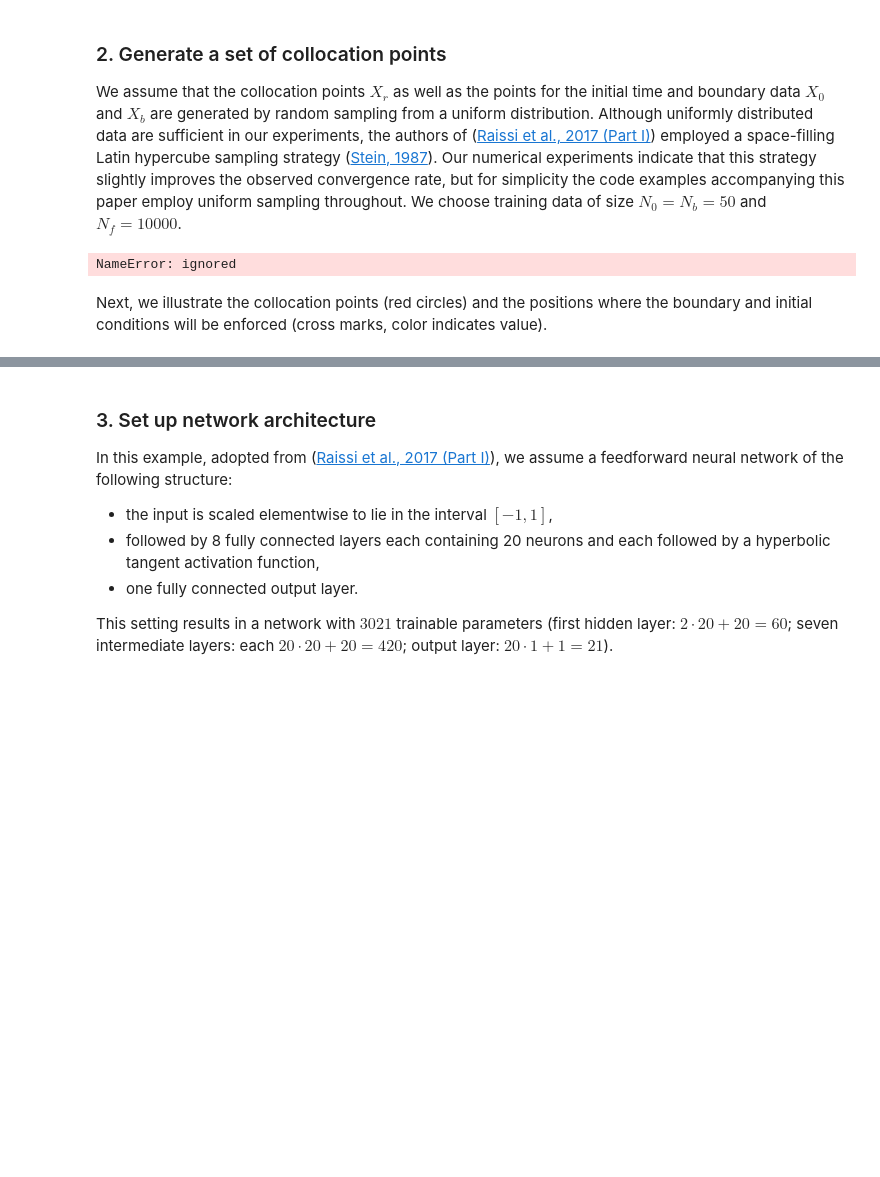
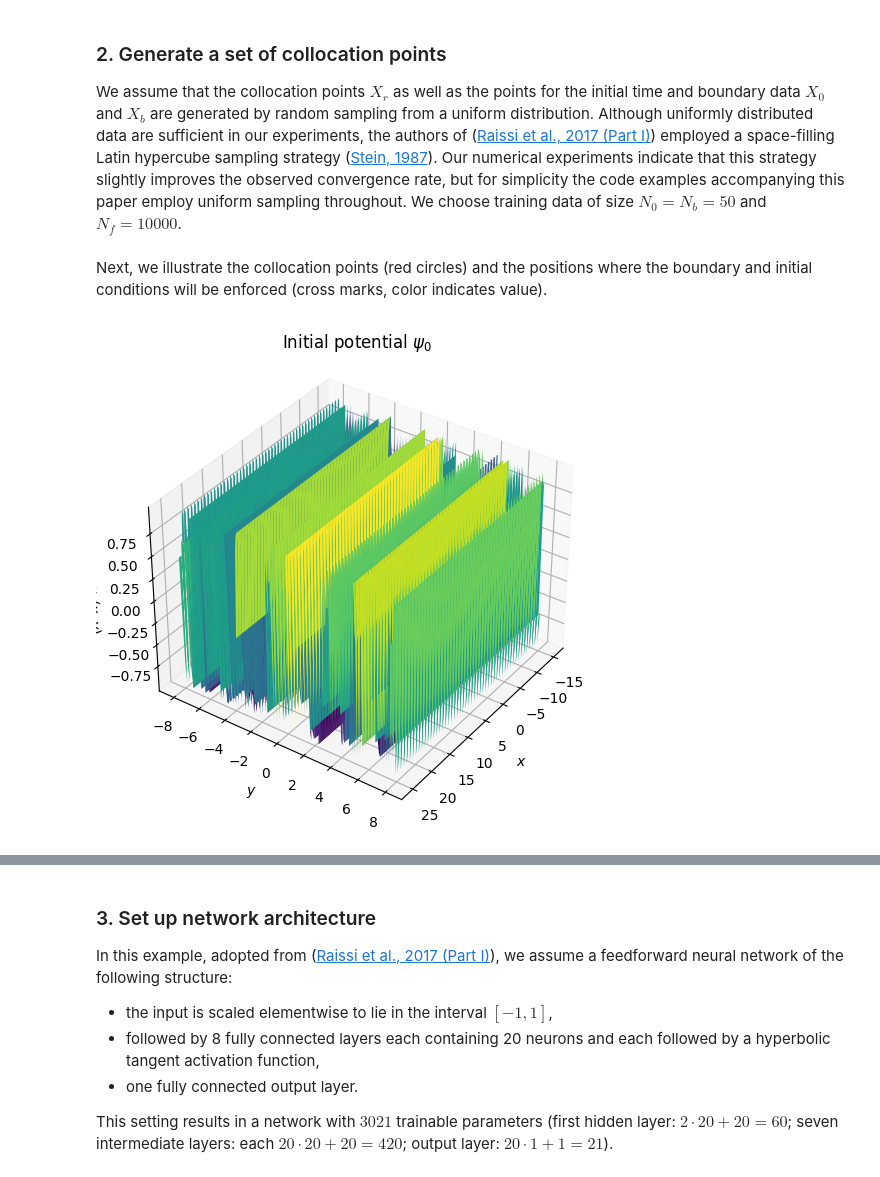
Before and after one commit to yajuna/tensorflow_pde, a Jupyter notebook: navier_stokes_PINN_Solver.ipynb, the cells around one changed output, grey strips where cells are left out. Saved outputs shown, nothing was run; the diff lists cells and outputs as text; code cells hidden in the pictures; blank space fills up the shorter version.

Commit message:
Modified initial and boundary conditions; need to fix training

```diff
--- a/navier_stokes_PINN_Solver.ipynb
+++ b/navier_stokes_PINN_Solver.ipynb
@@ -191,8 +123,8 @@ Our numerical experiments indicate that this strategy slightly improves the obse
 We choose training data of size $N_0 = N_b =50$ and $N_f=10000$.
 # %%
 # Set number of data points
-N_0 = 50
-N_b = 50
+N_0 = 200
+N_b = 200
 N_r = 10000
 
 # Set boundary
@@ -213,21 +145,30 @@ tf.random.set_seed(0)
 
 # Draw uniform sample points for initial boundary data
 t_0 = tf.ones((N_0,1), dtype=DTYPE)*lb[0]
-x_0 = tf.random.uniform((N_b,1), lb[1], ub[1], dtype=DTYPE)
-y_0 = tf.random.uniform((N_b,1), lb[2], ub[2], dtype=DTYPE)
+x_0 = tf.random.uniform((N_0,1), lb[1], ub[1], dtype=DTYPE)
+y_0 = tf.random.uniform((N_0,1), lb[2], ub[2], dtype=DTYPE)
 X_0 = tf.concat([t_0, x_0, y_0], axis=1)
-
-# Evaluate initial condition at x_0
-u_0 = fun_u_0(x_0, y_0)
 
 # Boundary data points
 t_b = tf.random.uniform((N_b,1), lb[0], ub[0], dtype=DTYPE)
-x_b = lb[1] + (ub[1] - lb[1]) * tf.keras.backend.random_bernoulli((N_b,1), 0.5, dtype=DTYPE)
-y_b = lb[2] + (ub[2] - lb[2]) * tf.keras.backend.random_bernoulli((N_b,1), 0.5, dtype=DTYPE)
-X_b = tf.concat([t_b, x_b, y_b], axis=1)
+x_lb = tf.ones((N_b,1), dtype=DTYPE)*lb[1]
+x_ub = tf.ones((N_b,1), dtype=DTYPE)*ub[1]
+y_lb = tf.ones((N_b,1), dtype=DTYPE)*lb[2]
+y_ub = tf.ones((N_b,1), dtype=DTYPE)*ub[2]
 
-# Evaluate boundary condition at (t_b,x_b, y_b)
-u_b = fun_u_b(t_b, x_b, y_b)
+X_lb = tf.concat([t_b, x_lb, y_0], axis=1)
+X_ub = tf.concat([t_b, x_ub, y_0], axis=1)
+Y_lb = tf.concat([t_b, x_0, y_lb], axis=1)
+Y_ub = tf.concat([t_b, x_0, y_ub], axis=1)
+
+# Evaluate initial condition at x_0
+pp_0 = fun_0(x_0, y_0)
+
+# Evaluate boundary condition at (t_b, x_b, y_b) <---------- to fix
+pp_lx = fun_lx(t_b, x_lb)
+pp_ly = fun_ly(t_b, y_lb)
+pp_ux = fun_lx(t_b, x_ub)
+pp_uy = fun_ly(t_b, y_ub)
 
 # Draw uniformly sampled collocation points
 t_r = tf.random.uniform((N_r,1), lb[0], ub[0], dtype=DTYPE)
@@ -236,30 +177,33 @@ y_r = tf.random.uniform((N_r,1), lb[2], ub[2], dtype=DTYPE)
 X_r = tf.concat([t_r, x_r, y_r], axis=1)
 
 # Collect boundary and inital data in lists
-X_data = [X_0, X_b]
-u_data = [u_0, u_b]
+X_data = [X_0, X_lb, X_ub, Y_lb, Y_ub]
+pp_data = [pp_0, pp_lx, pp_ux, pp_ly, pp_uy]
-# %% [output]
-NameError: ignored
 # %% [markdown]
 Next, we illustrate the collocation points (red circles) and the positions where the boundary and initial conditions will be enforced (cross marks, color indicates value).
 # %%
 from mpl_toolkits.mplot3d import Axes3D
+import matplotlib.pyplot as plt
 
 # Set up meshgrid
-N = 600
-tspace = np.linspace(lb[0], ub[0], N + 1)
-xspace = np.linspace(lb[1], ub[1], N + 1)
-yspace = np.linspace(lb[2], ub[2], N + 1)
-T, X, Y = np.meshgrid(tspace, xspace, yspace)
-Xgrid = np.vstack([T.flatten(),X.flatten(),Y.flatten()]).T
+N = 200
+tspace = np.linspace(lb[0], ub[0], N)#N + 1)
+xspace = np.linspace(lb[1], ub[1], N)#N + 1)
+yspace = np.linspace(lb[2], ub[2], N)#N + 1)
+# T, X, Y = np.meshgrid(tspace, xspace, yspace)
+# Xgrid = np.vstack([T.flatten(),X.flatten(),Y.flatten()]).T
+X, Y = np.meshgrid(xspace, yspace)
+Xgrid = np.vstack([X.flatten(),Y.flatten()]).T
 
 
-# Surface plot of solution u(t,x,y)
+# Surface plot of initial condition u_0
 fig = plt.figure(figsize=(9,6))
 ax = fig.add_subplot(111, projection='3d')
-ax.plot_surface(T, X, U, cmap='viridis');
+ax.plot_surface(X, Y, pp_0[1], cmap='viridis');
 ax.view_init(35,35)
-ax.set_xlabel('$t$')
-ax.set_ylabel('$x$')
-ax.set_zlabel('$u_\\theta(t,x)$')
-ax.set_title('Solution of Burgers equation');
+ax.set_xlabel('$x$')
+ax.set_ylabel('$y$')
+ax.set_zlabel('$u_0(x,y)$')
+ax.set_title('Initial potential $\psi_0$');
+# %% [output]
+[figure, added]
```
Also changed, not shown: parts of 12 cells of this notebook.
